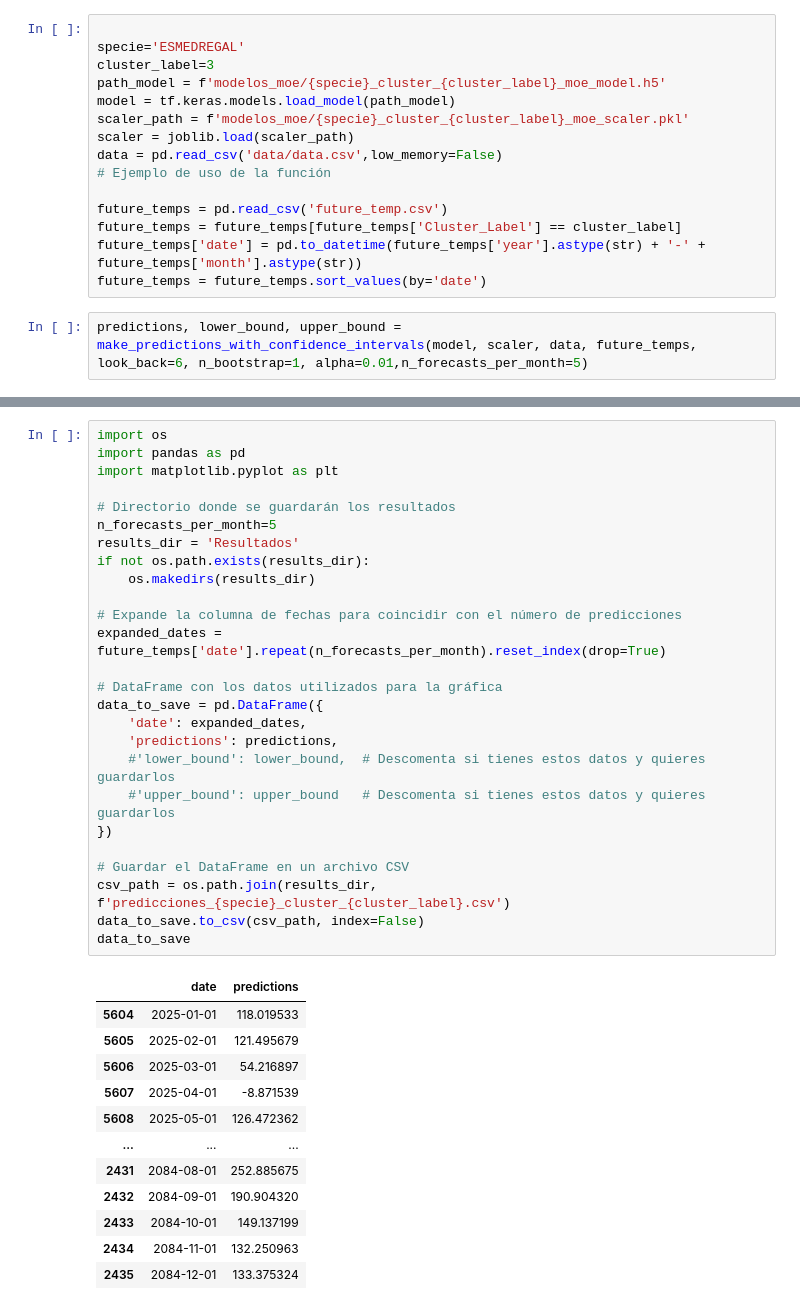
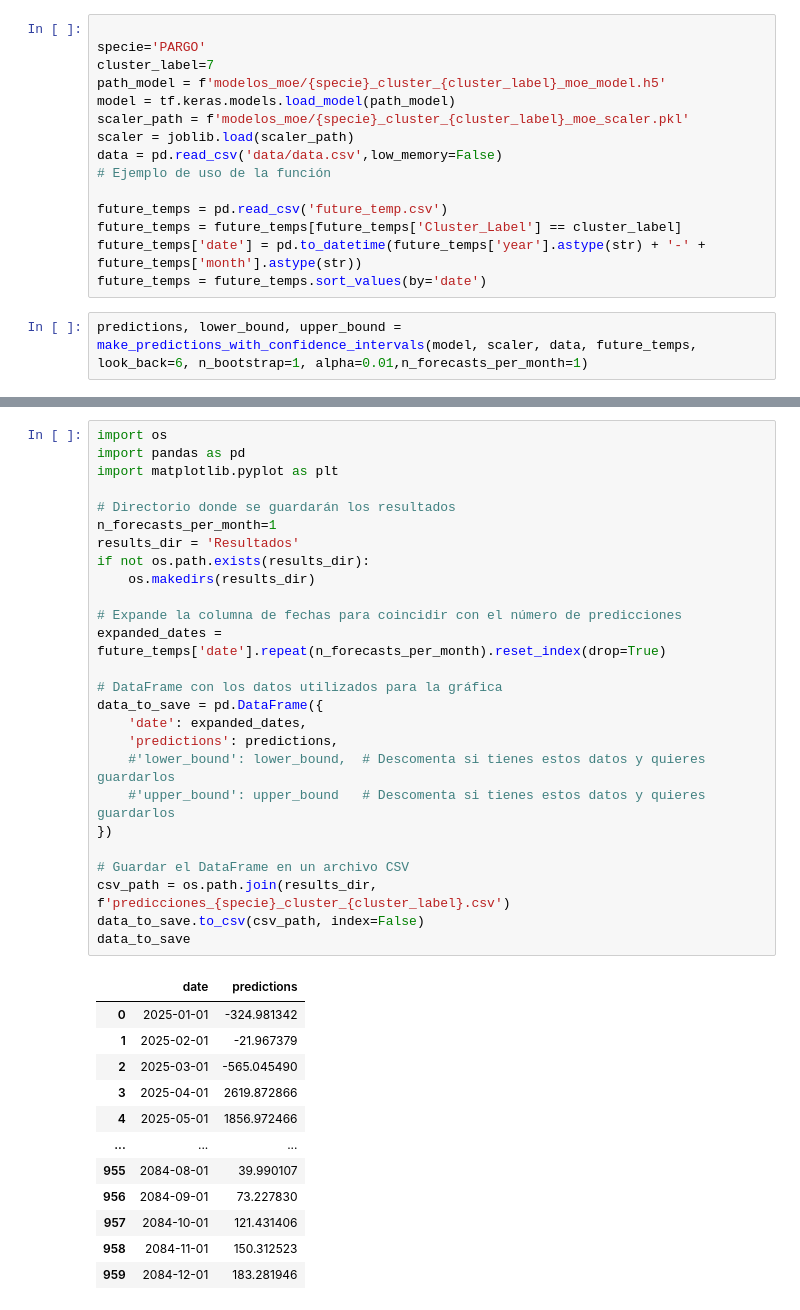
Before and after one commit to cedointercultural/CC-DLM-MFisheries, a Jupyter notebook: Forecast_one_species copy 3.ipynb, the cells around one changed output, grey strips where cells are left out. Cells and saved outputs as stored; diff of their text form.

Commit message:
modified:   Forecast_one_species copy 3.ipynb 	new file:   INTEGRATE.ipynb 	modified:   diagnostic.ipynb 	new file:   plots_future.py 	modified:   tabla_resultados.ipynb

```diff
--- a/Forecast_one_species copy 3.ipynb
+++ b/Forecast_one_species copy 3.ipynb
@@ -102,7 +102,7 @@ To enable the following instructions: AVX2 AVX512F AVX512_VNNI FMA, in other ope
 # %%
 
-specie='ESMEDREGAL'
-cluster_label=3
+specie='PARGO'
+cluster_label=7
 path_model = f'modelos_moe/{specie}_cluster_{cluster_label}_moe_model.h5'
 model = tf.keras.models.load_model(path_model)
 scaler_path = f'modelos_moe/{specie}_cluster_{cluster_label}_moe_scaler.pkl'
@@ -115,5 +115,5 @@ future_temps = future_temps[future_temps['Cluster_Label'] == cluster_label]
 future_temps['date'] = pd.to_datetime(future_temps['year'].astype(str) + '-' + future_temps['month'].astype(str))
 future_temps = future_temps.sort_values(by='date')
 # %%
-predictions, lower_bound, upper_bound = make_predictions_with_confidence_intervals(model, scaler, data, future_temps, look_back=6, n_bootstrap=1, alpha=0.01,n_forecasts_per_month=5)
+predictions, lower_bound, upper_bound = make_predictions_with_confidence_intervals(model, scaler, data, future_temps, look_back=6, n_bootstrap=1, alpha=0.01,n_forecasts_per_month=1)
 # %% [output]
@@ -137,42 +137,42 @@ predictions, lower_bound, upper_bound = make_predictions_with_confidence_interva
 # %%
 import os
 import pandas as pd
 import matplotlib.pyplot as plt
 
 # Directorio donde se guardarán los resultados
-n_forecasts_per_month=5
+n_forecasts_per_month=1
 results_dir = 'Resultados'
 if not os.path.exists(results_dir):
     os.makedirs(results_dir)
 
 # Expande la columna de fechas para coincidir con el número de predicciones
 expanded_dates = future_temps['date'].repeat(n_forecasts_per_month).reset_index(drop=True)
 
 # DataFrame con los datos utilizados para la gráfica
 data_to_save = pd.DataFrame({
     'date': expanded_dates,
     'predictions': predictions,
     #'lower_bound': lower_bound,  # Descomenta si tienes estos datos y quieres guardarlos
     #'upper_bound': upper_bound   # Descomenta si tienes estos datos y quieres guardarlos
 })
 
 # Guardar el DataFrame en un archivo CSV
 csv_path = os.path.join(results_dir, f'predicciones_{specie}_cluster_{cluster_label}.csv')
 data_to_save.to_csv(csv_path, index=False)
 data_to_save
 # %% [output]
 |  | date | predictions |
-| 5604 | 2025-01-01 | 118.019533 |
-| 5605 | 2025-02-01 | 121.495679 |
-| 5606 | 2025-03-01 | 54.216897 |
-| 5607 | 2025-04-01 | -8.871539 |
-| 5608 | 2025-05-01 | 126.472362 |
+| 0 | 2025-01-01 | -324.981342 |
+| 1 | 2025-02-01 | -21.967379 |
+| 2 | 2025-03-01 | -565.045490 |
+| 3 | 2025-04-01 | 2619.872866 |
+| 4 | 2025-05-01 | 1856.972466 |
 | ... | ... | ... |
-| 2431 | 2084-08-01 | 252.885675 |
-| 2432 | 2084-09-01 | 190.904320 |
-| 2433 | 2084-10-01 | 149.137199 |
-| 2434 | 2084-11-01 | 132.250963 |
-| 2435 | 2084-12-01 | 133.375324 |
+| 955 | 2084-08-01 | 39.990107 |
+| 956 | 2084-09-01 | 73.227830 |
+| 957 | 2084-10-01 | 121.431406 |
+| 958 | 2084-11-01 | 150.312523 |
+| 959 | 2084-12-01 | 183.281946 |
 960 rows × 2 columns
 # %%
 import os
```
Also changed, not shown: parts of 4 cells of this notebook, 3 other files.
